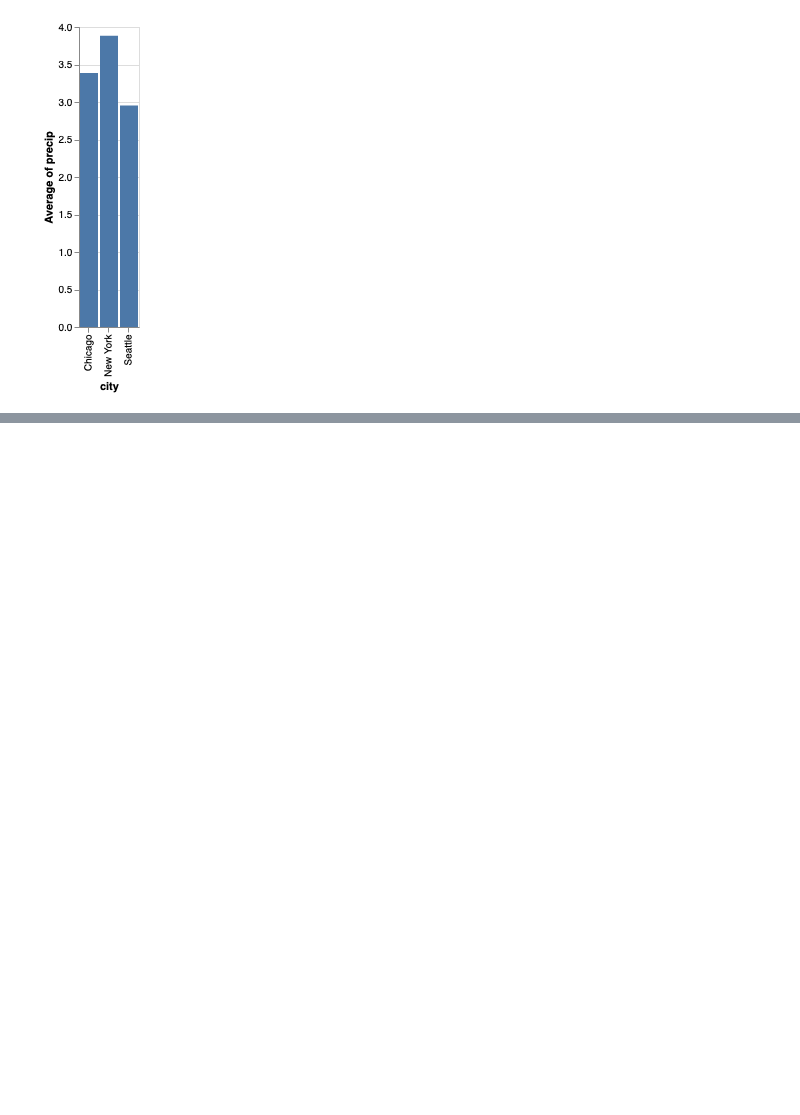
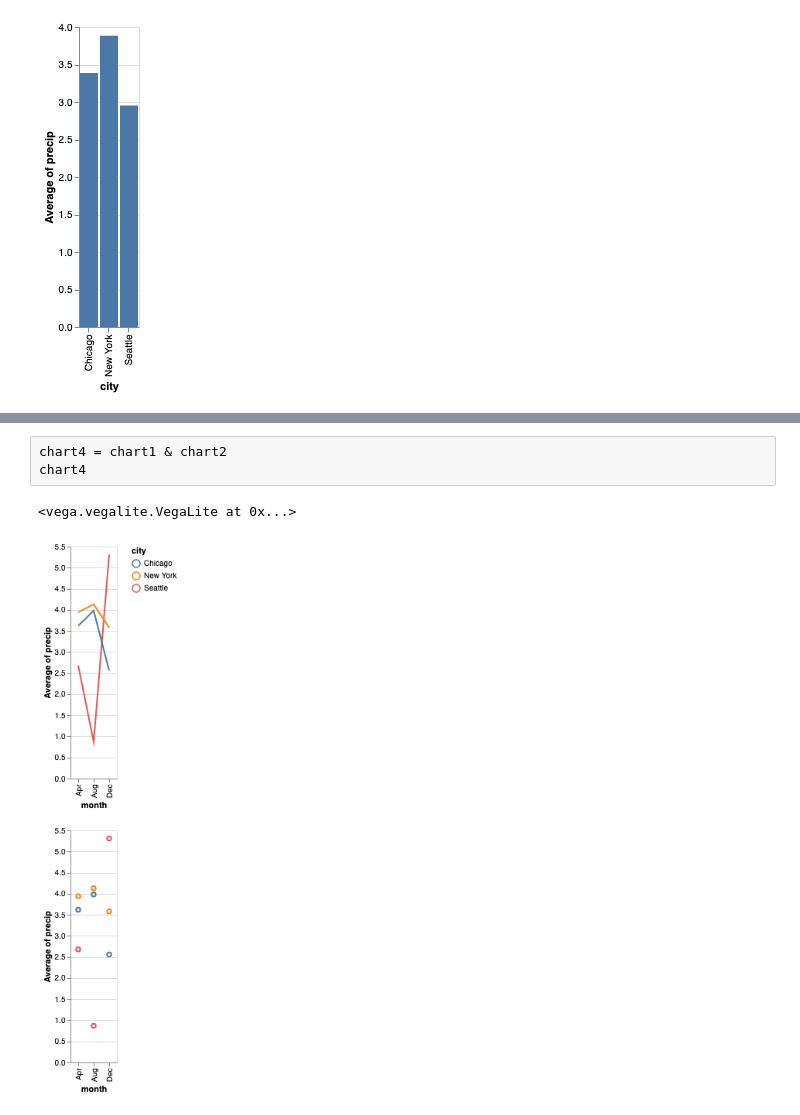
Before and after one commit to hanisaf/mist5730-fall2019, a Jupyter notebook: 30-intro.ipynb, the cells around one changed output, grey strips where cells are left out. Saved outputs shown, nothing was run; the diff lists cells and outputs as text; blank space fills up the shorter version.

```diff
--- a/30-intro.ipynb
+++ b/30-intro.ipynb
@@ -145,0 +174,6 @@ alt.Chart(df).mark_bar().encode(
+# %%
+chart4 = chart1 & chart2
+chart4
+# %% [output]
+<vega.vegalite.VegaLite at 0x...>
+[figure, added]
```
Also changed, not shown: parts of 7 cells of this notebook, 2 other files.
